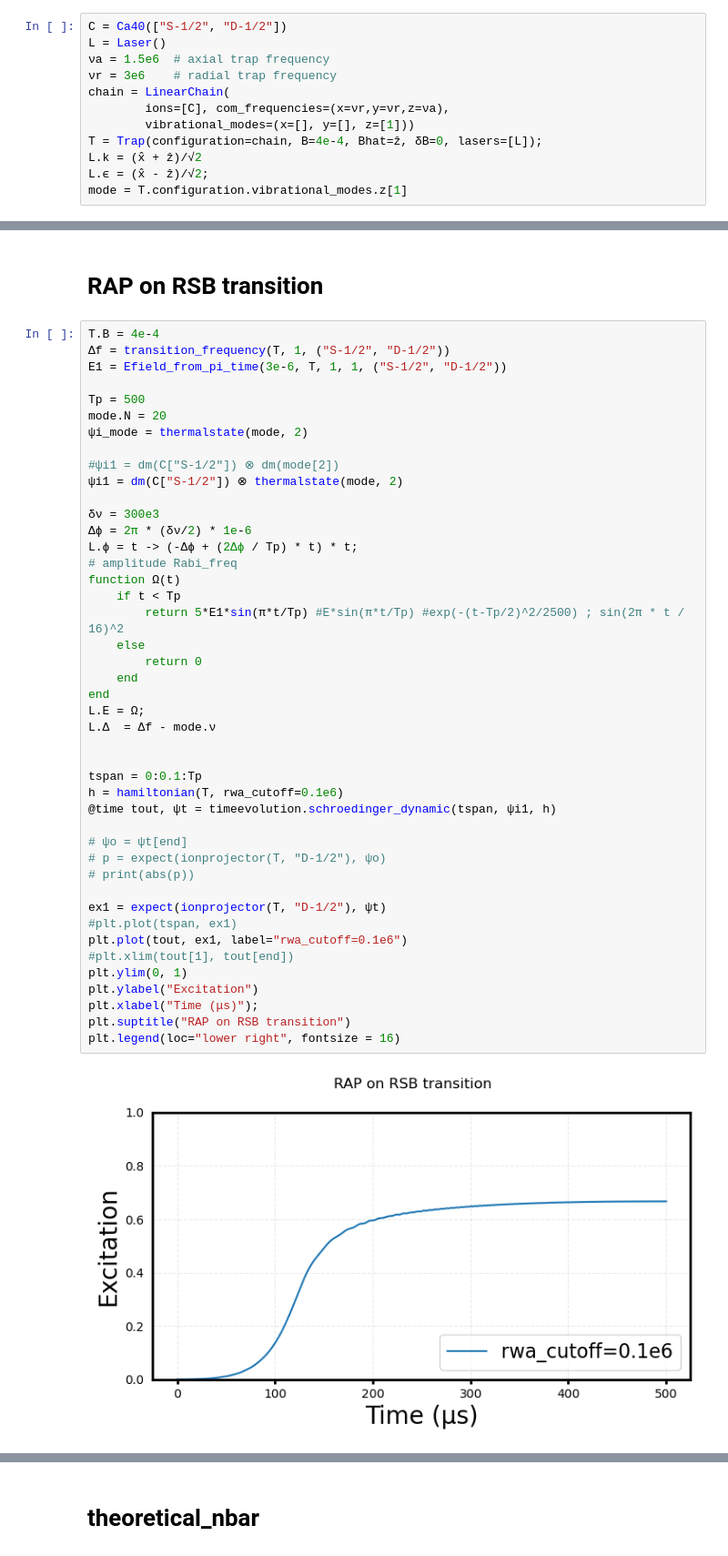
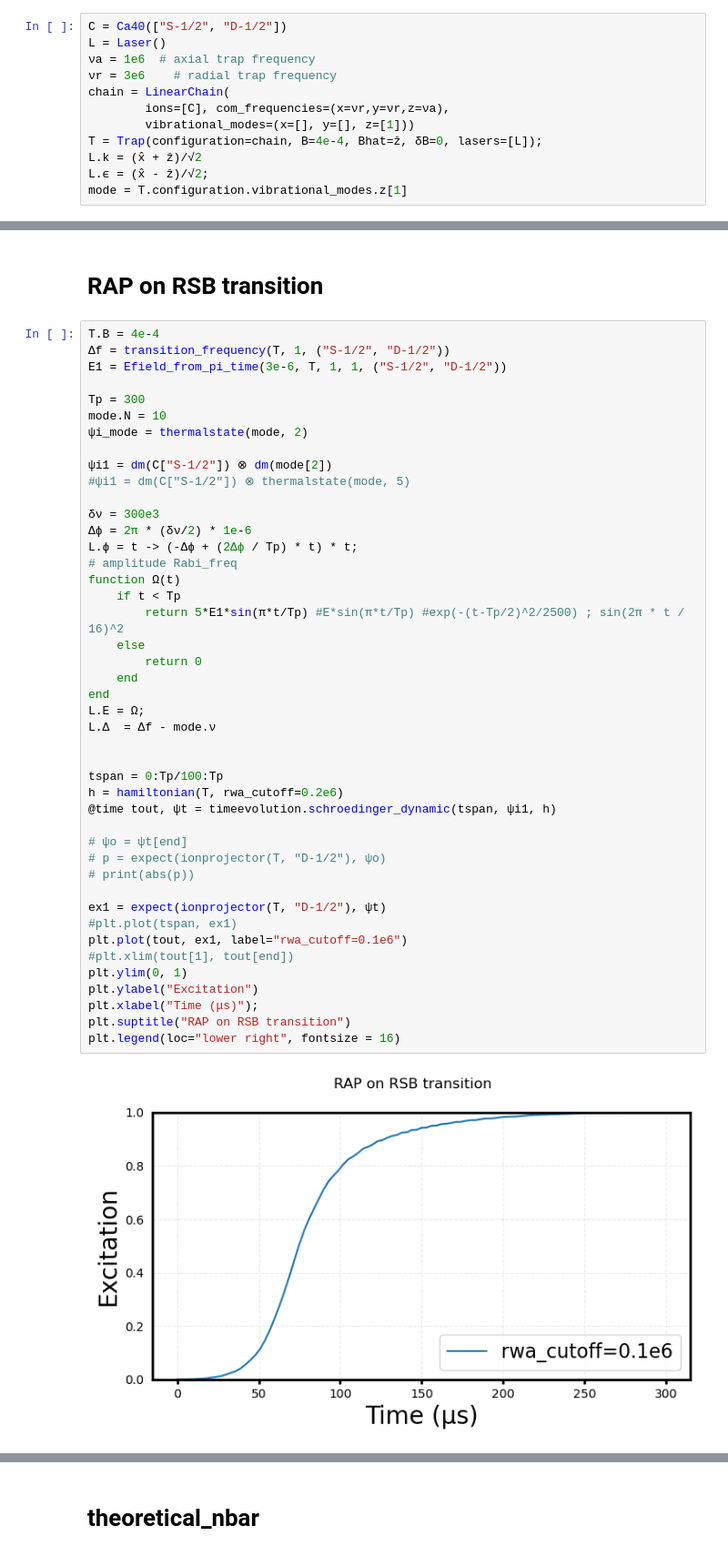
Before and after one commit to HaeffnerLab/lattice_notebooks, a Jupyter notebook: RAP_sequence.ipynb, the cells around one changed output, grey strips where cells are left out. Shown at 91% size. Drawn from its saved outputs; the diff is of its cells as text.

```diff
--- a/RAP_sequence.ipynb
+++ b/RAP_sequence.ipynb
@@ -21,7 +21,7 @@ plt.matplotlib.rc("ytick.major", width=2)
 # %%
 C = Ca40(["S-1/2", "D-1/2"])
 L = Laser()
-νa = 1.5e6  # axial trap frequency
+νa = 1e6  # axial trap frequency
 νr = 3e6    # radial trap frequency
 chain = LinearChain(
         ions=[C], com_frequencies=(x=νr,y=νr,z=νa),
@@ -41,44 +41,44 @@ T.B = 4e-4
 Δf = transition_frequency(T, 1, ("S-1/2", "D-1/2"))
 E1 = Efield_from_pi_time(3e-6, T, 1, 1, ("S-1/2", "D-1/2"))
 
-Tp = 500
-mode.N = 20
+Tp = 300
+mode.N = 10
 ψi_mode = thermalstate(mode, 2)
 
-#ψi1 = dm(C["S-1/2"]) ⊗ dm(mode[2])
-ψi1 = dm(C["S-1/2"]) ⊗ thermalstate(mode, 2)
+ψi1 = dm(C["S-1/2"]) ⊗ dm(mode[2])
+#ψi1 = dm(C["S-1/2"]) ⊗ thermalstate(mode, 5)
 
 δν = 300e3
 Δϕ = 2π * (δν/2) * 1e-6
 L.ϕ = t -> (-Δϕ + (2Δϕ / Tp) * t) * t;
 # amplitude Rabi_freq
 function Ω(t)
     if t < Tp
         return 5*E1*sin(π*t/Tp) #E*sin(π*t/Tp) #exp(-(t-Tp/2)^2/2500) ; sin(2π * t / 16)^2
     else
         return 0
     end
 end
 L.E = Ω;
 L.Δ  = Δf - mode.ν
 
 
-tspan = 0:0.1:Tp
-h = hamiltonian(T, rwa_cutoff=0.1e6)
+tspan = 0:Tp/100:Tp
+h = hamiltonian(T, rwa_cutoff=0.2e6)
 @time tout, ψt = timeevolution.schroedinger_dynamic(tspan, ψi1, h)
 
 # ψo = ψt[end]
 # p = expect(ionprojector(T, "D-1/2"), ψo)
 # print(abs(p))
 
 ex1 = expect(ionprojector(T, "D-1/2"), ψt)
 #plt.plot(tspan, ex1)
 plt.plot(tout, ex1, label="rwa_cutoff=0.1e6")
 #plt.xlim(tout[1], tout[end])
 plt.ylim(0, 1)
 plt.ylabel("Excitation")
 plt.xlabel("Time (μs)");
 plt.suptitle("RAP on RSB transition")
 plt.legend(loc="lower right", fontsize = 16)
 # %% [output]
-[figure, old version]
+[figure, new version]
```
Also changed, not shown: parts of 7 cells of this notebook.
